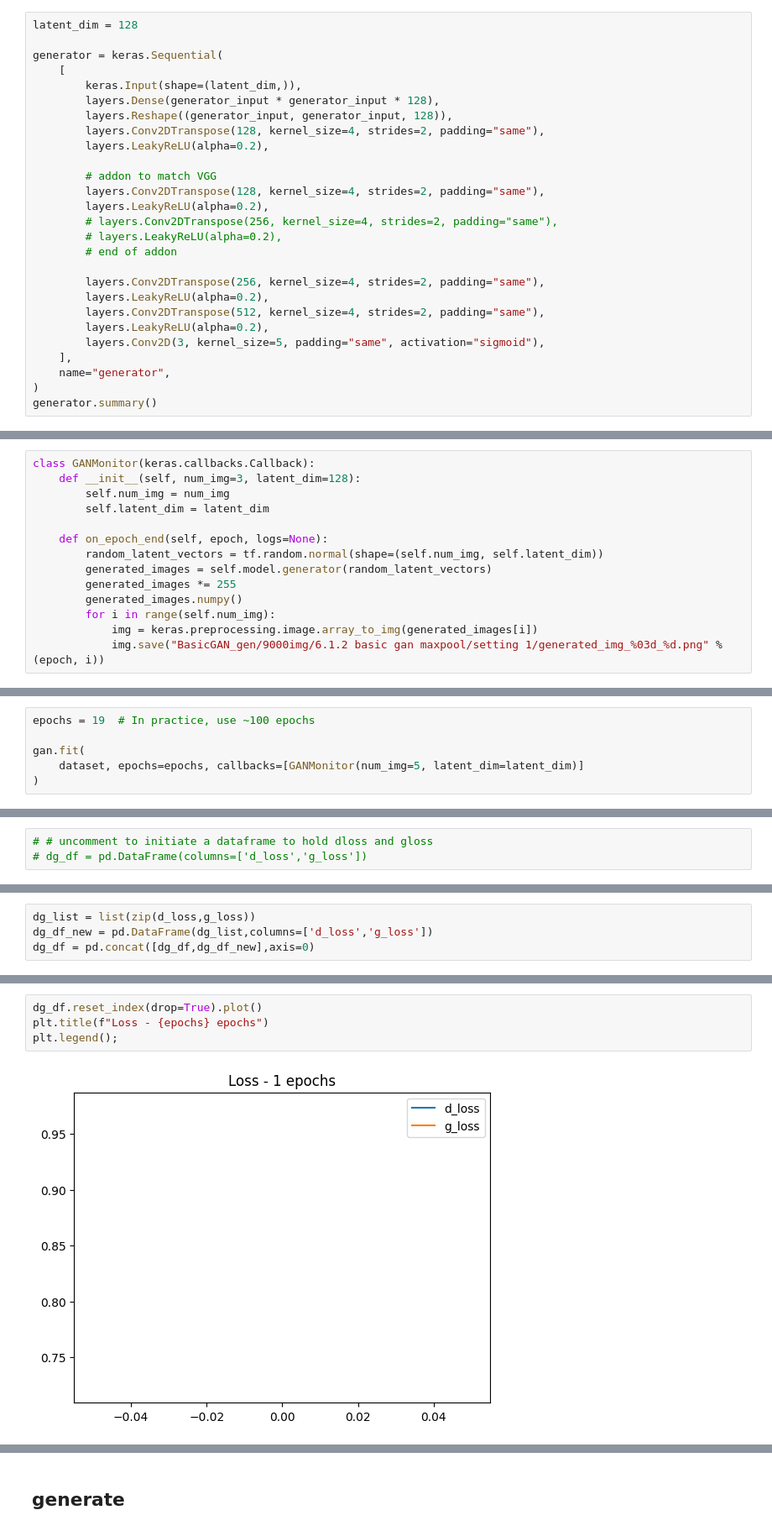
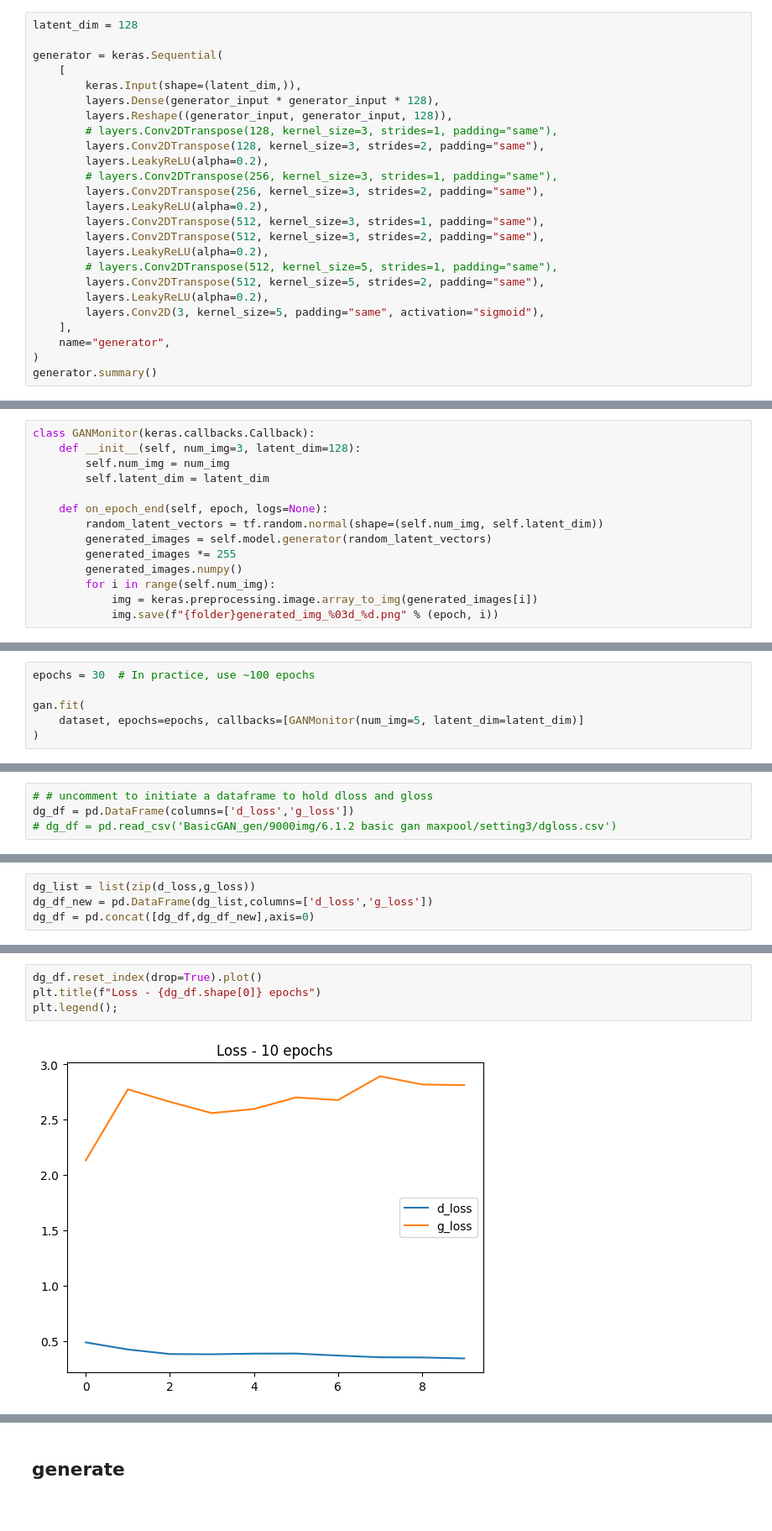
Before and after one commit to vivyhasadream/vintage_clothes_generator, a Jupyter notebook: 6.1.2 basic GAN maxpooling.ipynb, the cells around one changed output, grey strips where cells are left out. Shown at 84% size. Cells and saved outputs as stored; diff of their text form.

Commit message:
more testing with different settings/structures

```diff
--- a/6.1.2 basic GAN maxpooling.ipynb
+++ b/6.1.2 basic GAN maxpooling.ipynb
@@ -90,19 +97,17 @@ generator = keras.Sequential(
         keras.Input(shape=(latent_dim,)),
         layers.Dense(generator_input * generator_input * 128),
         layers.Reshape((generator_input, generator_input, 128)),
-        layers.Conv2DTranspose(128, kernel_size=4, strides=2, padding="same"),
+        # layers.Conv2DTranspose(128, kernel_size=3, strides=1, padding="same"),
+        layers.Conv2DTranspose(128, kernel_size=3, strides=2, padding="same"),
         layers.LeakyReLU(alpha=0.2),
-
-        # addon to match VGG
-        layers.Conv2DTranspose(128, kernel_size=4, strides=2, padding="same"),
+        # layers.Conv2DTranspose(256, kernel_size=3, strides=1, padding="same"),
+        layers.Conv2DTranspose(256, kernel_size=3, strides=2, padding="same"),
         layers.LeakyReLU(alpha=0.2),
-        # layers.Conv2DTranspose(256, kernel_size=4, strides=2, padding="same"),
-        # layers.LeakyReLU(alpha=0.2),
-        # end of addon
-
-        layers.Conv2DTranspose(256, kernel_size=4, strides=2, padding="same"),
+        layers.Conv2DTranspose(512, kernel_size=3, strides=1, padding="same"),
+        layers.Conv2DTranspose(512, kernel_size=3, strides=2, padding="same"),
         layers.LeakyReLU(alpha=0.2),
-        layers.Conv2DTranspose(512, kernel_size=4, strides=2, padding="same"),
+        # layers.Conv2DTranspose(512, kernel_size=5, strides=1, padding="same"),
+        layers.Conv2DTranspose(512, kernel_size=5, strides=2, padding="same"),
         layers.LeakyReLU(alpha=0.2),
         layers.Conv2D(3, kernel_size=5, padding="same", activation="sigmoid"),
     ],
@@ -212,7 +217,7 @@ class GANMonitor(keras.callbacks.Callback):
         generated_images.numpy()
         for i in range(self.num_img):
             img = keras.preprocessing.image.array_to_img(generated_images[i])
-            img.save("BasicGAN_gen/9000img/6.1.2 basic gan maxpool/setting 1/generated_img_%03d_%d.png" % (epoch, i))
+            img.save(f"{folder}generated_img_%03d_%d.png" % (epoch, i))
 # %% [markdown]
 ## FIT
 # %%
@@ -227,5 +237,5 @@ gan.compile(
 # %%
-epochs = 19  # In practice, use ~100 epochs
+epochs = 30  # In practice, use ~100 epochs
 
 gan.fit(
     dataset, epochs=epochs, callbacks=[GANMonitor(num_img=5, latent_dim=latent_dim)]
@@ -237,6 +264,7 @@ Epoch 1/19
 # %%
 # # uncomment to initiate a dataframe to hold dloss and gloss
-# dg_df = pd.DataFrame(columns=['d_loss','g_loss'])
+dg_df = pd.DataFrame(columns=['d_loss','g_loss'])
+# dg_df = pd.read_csv('BasicGAN_gen/9000img/6.1.2 basic gan maxpool/setting3/dgloss.csv')
 # %%
 d_loss = gan.history.history['d_loss']
 g_loss = gan.history.history['g_loss']
@@ -248,7 +296,7 @@ dg_df = pd.concat([dg_df,dg_df_new],axis=0)
 # %%
 dg_df.reset_index(drop=True).plot()
-plt.title(f"Loss - {epochs} epochs")
+plt.title(f"Loss - {dg_df.shape[0]} epochs")
 plt.legend();
 # %% [output]
-[figure, old version]
+[figure, new version]
 # %%
```
Also changed, not shown: parts of 32 cells of this notebook, 6 other files.
